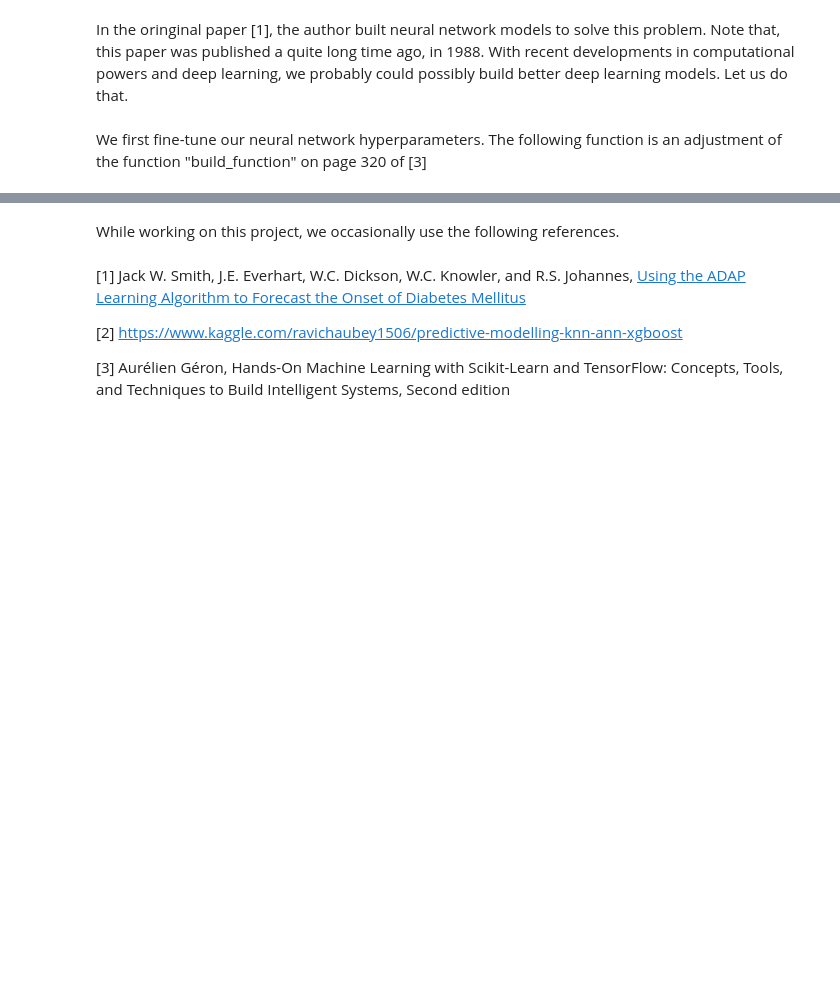
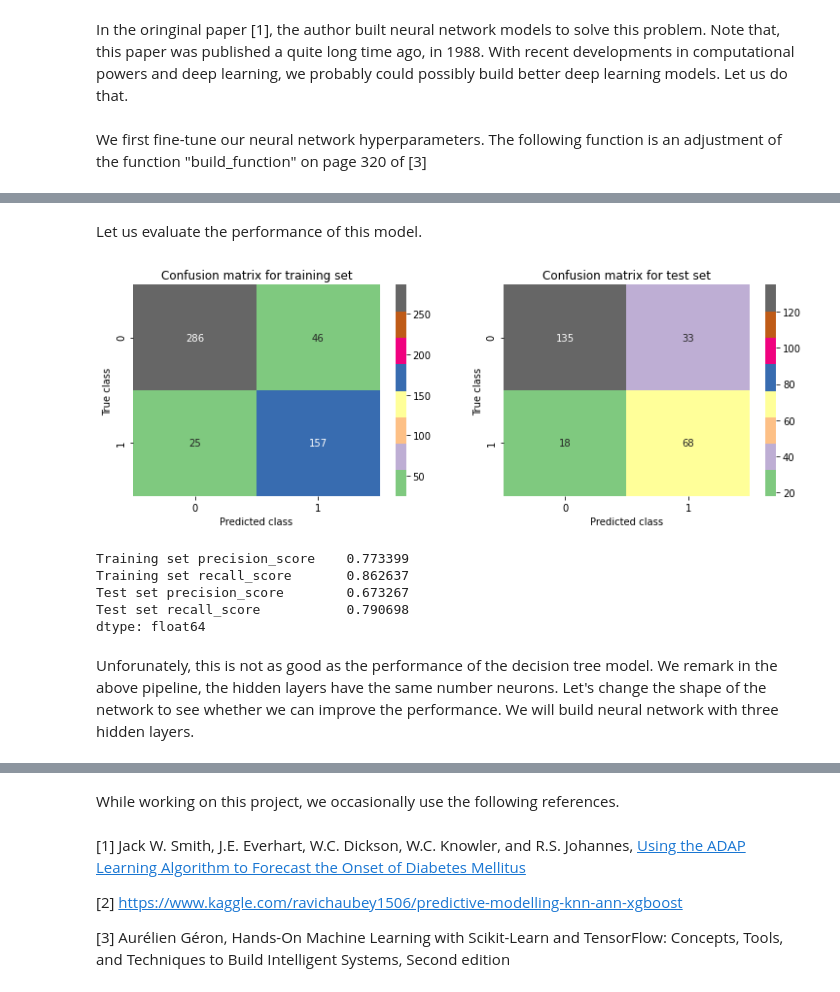
Before and after one commit to tungprime/Diabete-prediction, a Jupyter notebook: Diabetes predictions.ipynb, the cells around one changed output, grey strips where cells are left out. Drawn from its saved outputs; the diff is of its cells as text; code cells hidden in the pictures; blank space fills up the shorter version.

```diff
--- a/Diabetes predictions.ipynb
+++ b/Diabetes predictions.ipynb
@@ -276,8 +276,8 @@ def standard_scale(df):
     """
     given a dataframe df, scale the data
     """
-    scaler=StandardScaler().fit(X)
-    df_scaled=scaler.transform(X)
+    scaler=StandardScaler().fit(df)
+    df_scaled=scaler.transform(df)
     data=pd.DataFrame(df_scaled,columns=df.columns)
     return data
 # %% [markdown]
@@ -521,7 +557,7 @@ y=df['Outcome']
 #using weights to put higher penalty on false negative errors
 
 model=DecisionTreeClassifier(class_weight ={1: 4, 0: 1}, criterion= 'entropy',
-                             max_depth= 5, min_samples_leaf=12)
+                             max_depth= 6, min_samples_leaf=12)
 diabetes_prediction(X,y, model)
 # %% [output]
 [figure]
@@ -594,9 +630,9 @@ We can run a randomize GridSearch in order to find the best combination of these
 # %%
 model=KerasClassifier(build_model)
-param_distribs={"n_hidden":[1,2,3,4],
+param_distribs={"n_hidden":[0,1,2,3,4],
                "n_neurons": [8, 12, 16, 20, 24,28, 32],
                "learning_rate": [0.001, 0.005, 0.01, 0.05, 0.1],
-               "epochs":[50, 60, 70, 80, 90, 100]}
-grid_search_cv=RandomizedSearchCV(model, param_distribs, cv=5, n_iter=10)
+               "epochs":[2, 4, 8, 16, 32, 64]}
+grid_search_cv=RandomizedSearchCV(model, param_distribs, cv=5, n_iter=20)
 grid_search_cv.fit(X_train, y_train)
 # %% [output]
@@ -631,0 +671,26 @@ Best: 0.8288025856018066, using {'n_neurons': 32, 'n_hidden': 3, 'learning_rate'
+# %%
+model=Sequential()
+model.add(keras.layers.InputLayer(input_shape=8)) #input layer
+
+#hidden layers
+model.add(keras.layers.Dense(24, activation='relu'))
+
+#output layers
+model.add(keras.layers.Dense(1, activation='sigmoid'))
+
+#compile the model
+adam = Adam(lr = 0.05)
+
+model.compile(loss="binary_crossentropy", optimizer = adam, metrics = [recall_m, 'acc'])
+
+file_path = 'best_parameters.hdf5'
+checkpoint = ModelCheckpoint(file_path,
+                            monitor='val_acc',
+                            save_best_only=True,
+                            mode='max')
+callbacks_list = [checkpoint]
+history = model.fit(X_train,
+                    y_train,
+                    validation_split=0.3,
+                    epochs=8,
+                    callbacks=callbacks_list)
@@ -631,0 +714,18 @@ Best: 0.8288025856018066, using {'n_neurons': 32, 'n_hidden': 3, 'learning_rate'
+# %% [markdown]
+Let us evaluate the performance of this model.
+# %%
+y_train_pred = model.predict(X_train)
+train_prediction = (y_train_pred > 0.5).astype(int).reshape(X_train.shape[0])
+
+y_test_pred = model.predict(X_test)
+test_prediction = (y_test_pred > 0.5).astype(int).reshape(X_test.shape[0])
+show_result(y_train, train_prediction, y_test, test_prediction)
+# %% [output]
+[figure, added]
+Training set precision_score    0.773399
+Training set recall_score       0.862637
+Test set precision_score        0.673267
+Test set recall_score           0.790698
+dtype: float64
+# %% [markdown]
+Unforunately, this is not as good as the performance of the decision tree model. We remark in the above pipeline, the hidden layers have the same number neurons. Let's change the shape of the network to see whether we can improve the performance. We will build neural network with three hidden layers.
```
Also changed, not shown: parts of 27 cells of this notebook, 3 other files.
